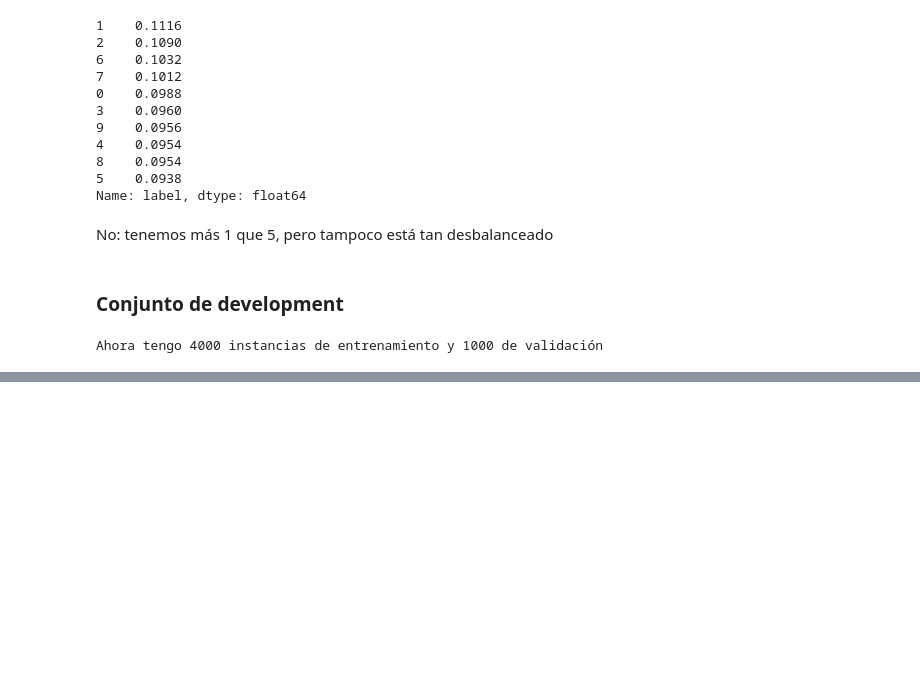
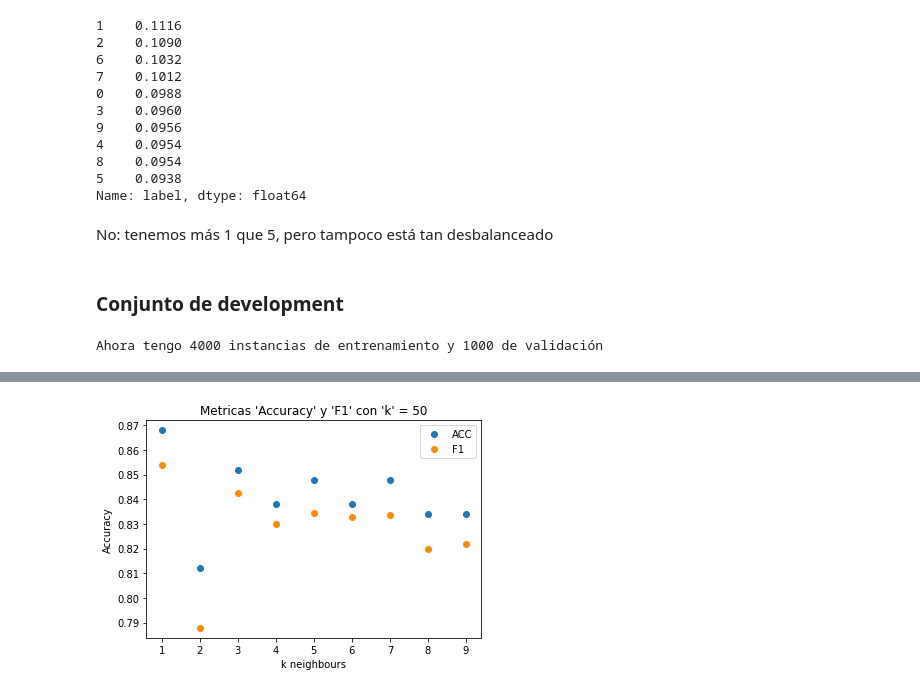
Before and after one commit to martmallol/nm-digit-recognition, a Jupyter notebook: notebooks/knn.ipynb, the cells around one changed output, grey strips where cells are left out. Saved outputs shown, nothing was run; the diff lists cells and outputs as text; code cells hidden in the pictures; blank space fills up the shorter version.

```diff
--- a/notebooks/knn.ipynb
+++ b/notebooks/knn.ipynb
@@ -157,0 +166,9 @@ Wall time: 3.06 ms
+# %%
+df_train_small = df_train.sample(500) # Empiezo usando 500 datos primero
+df_train_small.shape
+
+X_train = df_train_small[df_train_small.columns[1:]].values
+y_train = df_train_small["label"].values
+
+print(X_train.shape)
+print(y_train.shape)
@@ -157,0 +222,17 @@ Wall time: 3.06 ms
+# %%
+#%%time #Tarda como 40 segundos
+def estudio_k(k, X, y):
+    accuracyList = []
+    F1List = []
+    for i in range(1, k):
+        mediaAccuracy, mediaF1 = kNN_KFold(int(i), X, y)
+        accuracyList.append(mediaAccuracy)
+        F1List.append(mediaF1)
+
+    accuracyList = np.asarray(accuracyList)
+    F1List = np.asarray(F1List)
+
+    return accuracyList, F1List
+# %%
+%%time
+accuracy10 , FOne10 = estudio_k(10, X_train, y_train)
@@ -157,0 +242,13 @@ Wall time: 3.06 ms
+# %%
+# pyplot.plot(range(1, 50), accuracy50, color='r')
+pyplot.errorbar(range(1, 10), accuracy10, fmt='o', label='ACC')
+pyplot.errorbar(range(1, 10), FOne10, fmt='o',color='darkorange', label='F1')
+pyplot.legend(loc='upper right')
+pyplot.xlabel("k neighbours")
+pyplot.ylabel("Accuracy")
+pyplot.title("Metricas 'Accuracy' y 'F1' con 'k' = 50")
+
+# show the plot
+pyplot.show()
+# %% [output]
+[figure, added]
```
Also changed, not shown: parts of 70 cells of this notebook.
